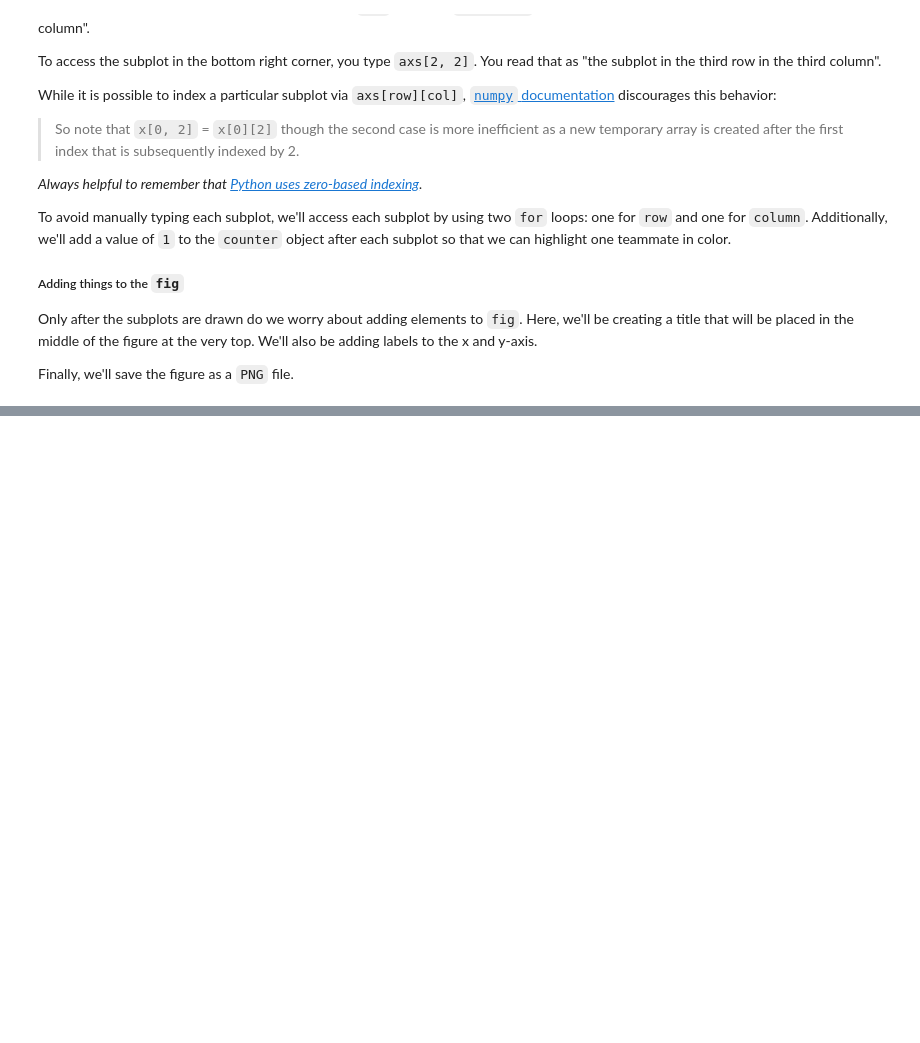
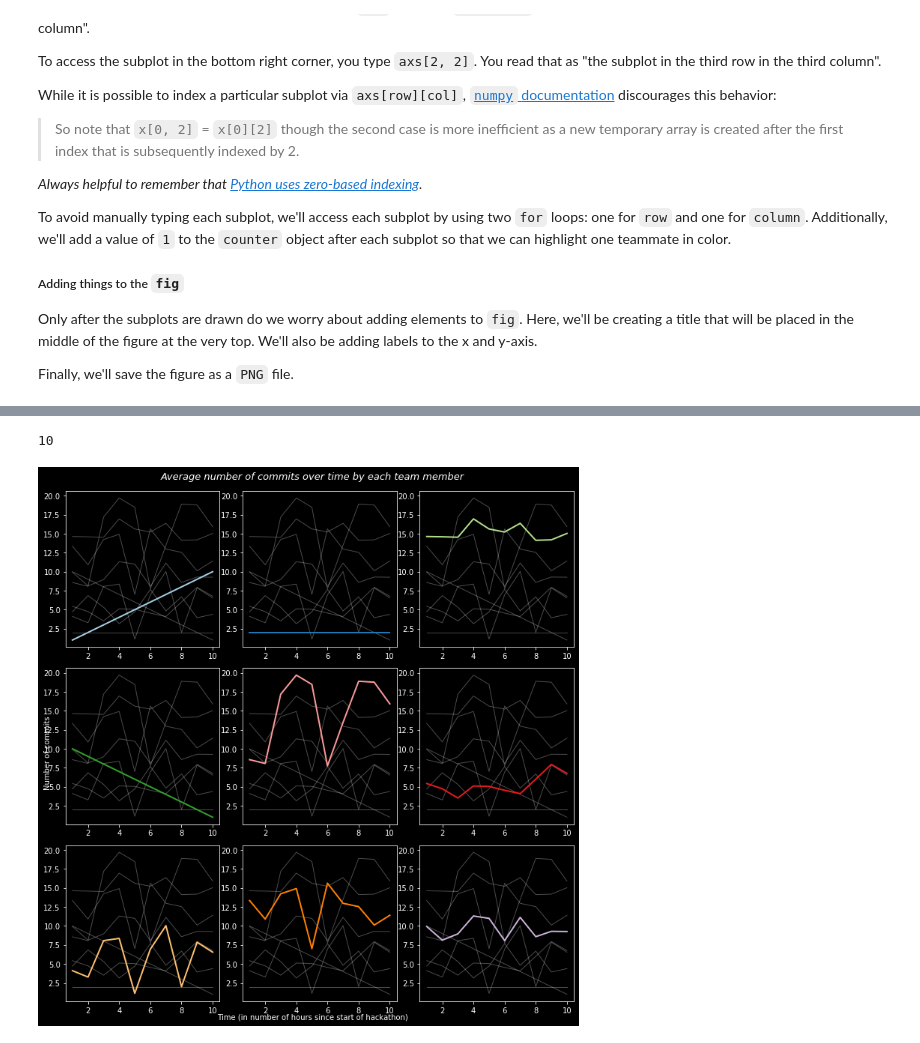
Before and after one commit to sam-thurman/small_multiples, a Jupyter notebook: small_mult.ipynb, the cells around one changed output, grey strips where cells are left out. Drawn from its saved outputs; the diff is of its cells as text; code cells hidden in the pictures; blank space fills up the shorter version.

```diff
--- a/small_mult.ipynb
+++ b/small_mult.ipynb
@@ -100,6 +130,30 @@ Finally, we'll save the figure as a `PNG` file.
+# %%
+df_wide.shape[1]
+# %% [output]
+10
 # %%
 # create a figure and a grid of subplots
-fig, axs = plt.subplots(nrows=3, ncols=3)
+fig, axs = plt.subplots(figsize=(10,10), nrows=3, ncols=3)
+num=0
+for row in range(axs.shape[0]):
+
+    for col in range(axs.shape[1]):
+
+        axs[row, col].plot(df_wide['hour'], df_wide.iloc[:,1:10], color='white', lw=1, alpha=0.3)
+        axs[row, col].plot(df_wide['hour'], df_wide.iloc[:, num], color=palette(num), lw=2)
+        num+=1
+
+# for ax in axs:
+#     ax.plot(df_wide['hour'], df_wide.iloc[:, num], color='red')
+#     num+=1
+
+# for column in df_wide.columns:
+#     num2=0
+#     while num2<3:
+#         for
+#         axs[num2,num].plot(df_wide['hour'], df_wide[column])
+#         num2+=1
+#     num+=1
 
 # counter will store the feature index to use when highlighting a particular teammate in each subplot
 
@@ -121,30 +175,32 @@ fig, axs = plt.subplots(nrows=3, ncols=3)
         # set xlim and ylim for each subplot
 
         # remove x-axis tick marks from the first two rows of subplots
 
         # remove the y-axis tick marks from the second and third columns of subplots
 
         # assign each subplot a title based on the one non-"hour" feature that was highlighted in color
 
         # now that we're done with this subplot, add one to counter so the next teammate is highlighted
 
 
 # assign an overall title
 fig.suptitle("Average number of commits over time by each team member",
              fontsize=13,
              fontweight=0,
              color="white",
              style="italic",
              y=1.02)
 
 # label axes
 fig.text(0.5, 0.01, "Time (in number of hours since start of hackathon)", ha="center", va="center")
 fig.text(0.01, 0.5, "Number of commits", ha="center", va="center", rotation='vertical')
 
 # adjust layout so things aren't so squished
 fig.tight_layout()
 
 # export figure as PNG file
 fig.savefig("visuals/class_small_multiples_example.png",
             dpi=200,
             bbox_inches="tight")
+# %% [output]
+[figure, added]
```
Also changed, not shown: parts of 4 cells of this notebook, 1 other file.
